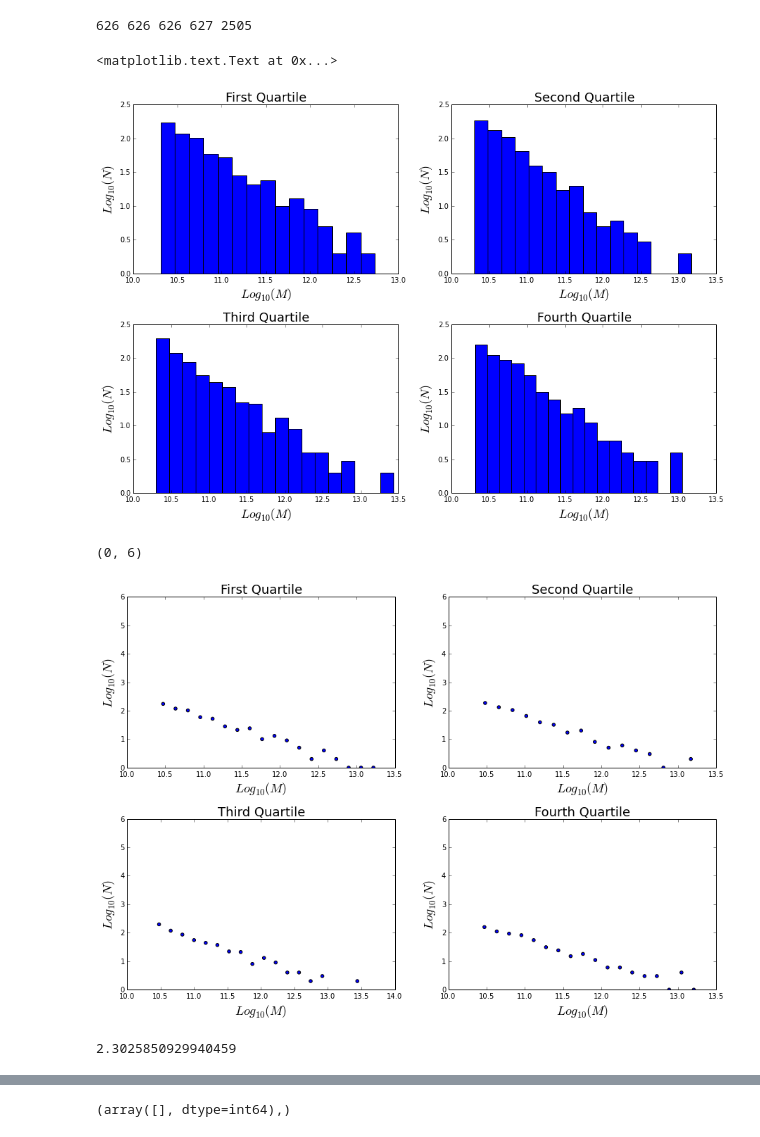
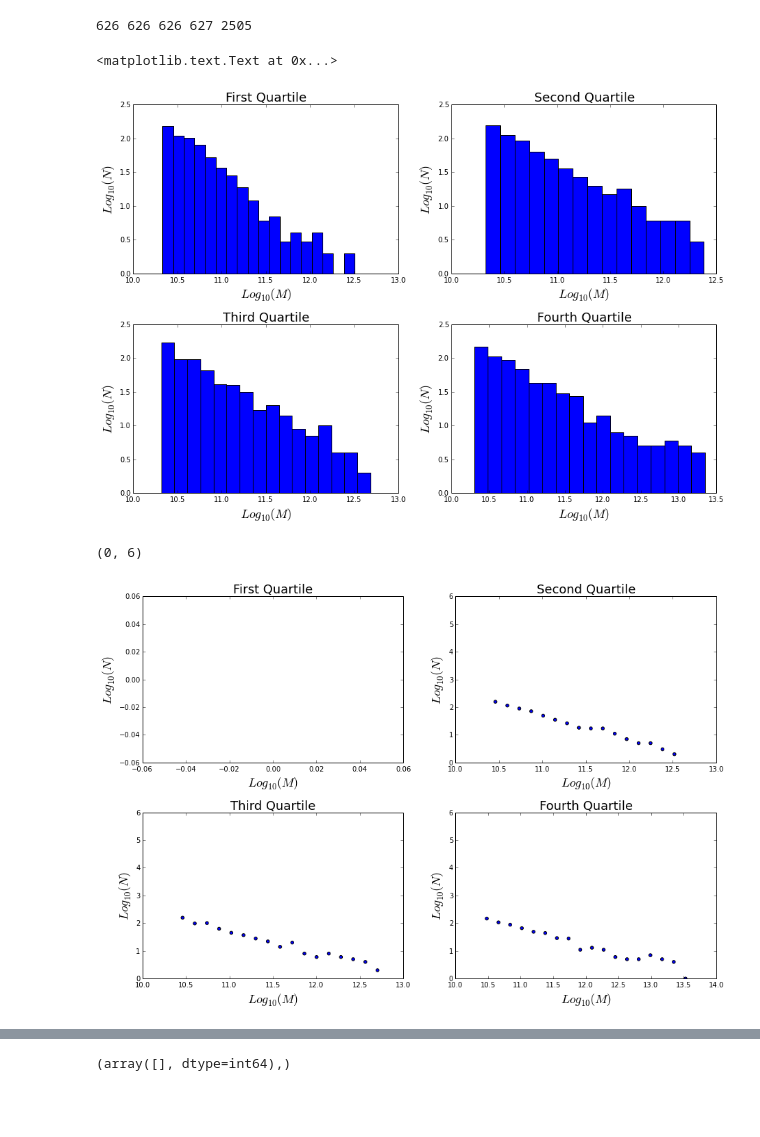
Before and after one commit to jdprada1760/Cornell_Summer, a Jupyter notebook: Millenium_Run/quartile.ipynb, the cells around one changed output, grey strips where cells are left out. Cells and saved outputs as stored; diff of their text form; code cells hidden in the pictures; blank space fills up the shorter version.

```diff
--- a/Millenium_Run/quartile.ipynb
+++ b/Millenium_Run/quartile.ipynb
@@ -12,6 +13,6 @@ environment.ipynb  galaxies.sql  g_environment.sql  Haloes_Histogram.ipynb  Halo
 # %%
 # Reads the csv
-name = "temp.data"
+name = "t1.data"
 table = np.loadtxt(name, skiprows = 0, delimiter = ',').T
 # mass per particle
 M = 8.61E+8 / 0.7
@@ -88,7 +89,7 @@ ax3.set_ylabel('$Log_{10}(N)$', fontsize = 18)
 ax3.set_xlabel('$Log_{10}(M)$', fontsize = 18)
 # %% [output]
 <matplotlib.text.Text at 0x...>
-[figure, old version]
+[figure, new version]
 # %%
 # The fitting function
 def Schechter(m,alpha,phi_s,m_s):
@@ -110,44 +111,40 @@ ax0, ax1, ax2, ax3 = axes.flat
 logm = linspace(10,14, 100)
 # Histo for first quartile
 tmp = histog(log10(q1),bins)
-ax0.scatter( tmp[0], log10(tmp[1]))
+#ax0.scatter( tmp[0], log10(tmp[1]+0.0000001))
 ft = fit(q1,bins)[0]
 ax0.plot(logm, log10(Schechter(logm,ft[0],ft[1],ft[2]) ),'r')
 ax0.set_title('First Quartile', fontsize = 18)
 ax0.set_ylabel('$Log_{10}(N)$', fontsize = 18)
 ax0.set_xlabel('$Log_{10}(M)$', fontsize = 18)
-ax0.set_ylim(0,6)
+#ax0.set_ylim(0,6)
 #--
 tmp = histog(log10(q2),bins)
-ax1.scatter( tmp[0], log10(tmp[1]))
+ax1.scatter( tmp[0], log10(tmp[1]+0.0000001))
 ft = fit(q2,bins)[0]
 ax1.plot(logm, log10(Schechter(logm,ft[0],ft[1],ft[2]) ),'r')
 ax1.set_title('Second Quartile', fontsize = 18)
 ax1.set_ylabel('$Log_{10}(N)$', fontsize = 18)
 ax1.set_xlabel('$Log_{10}(M)$', fontsize = 18)
 ax1.set_ylim(0,6)
 #--
 tmp = histog(log10(q3),bins)
-ax2.scatter( tmp[0], log10(tmp[1]))
+ax2.scatter( tmp[0], log10(tmp[1]+0.0000001))
 ft = fit(q3,bins)[0]
 ax2.plot(logm, log10(Schechter(logm,ft[0],ft[1],ft[2]) ),'r')
 ax2.set_title('Third Quartile', fontsize = 18)
 ax2.set_ylabel('$Log_{10}(N)$', fontsize = 18)
 ax2.set_xlabel('$Log_{10}(M)$', fontsize = 18)
 ax2.set_ylim(0,6)
 #--
 tmp = histog(log10(q4),bins)
-ax3.scatter( tmp[0], log10(tmp[1]))
+ax3.scatter( tmp[0], log10(tmp[1]+0.0000001))
 ft = fit(q4,bins)[0]
 ax3.plot(logm, log10(Schechter(logm,ft[0],ft[1],ft[2]) ),'r')
 ax3.set_title('Fourth Quartile', fontsize = 18)
 ax3.set_ylabel('$Log_{10}(N)$', fontsize = 18)
 ax3.set_xlabel('$Log_{10}(M)$', fontsize = 18)
 ax3.set_ylim(0,6)
 # %% [output]
 (0, 6)
-[figure, old version]
+[figure, new version]
-# %%
-np.log(10.)
-# %% [output]
-2.3025850929940459
```
Also changed, not shown: parts of 3 cells of this notebook, 2 other files.
